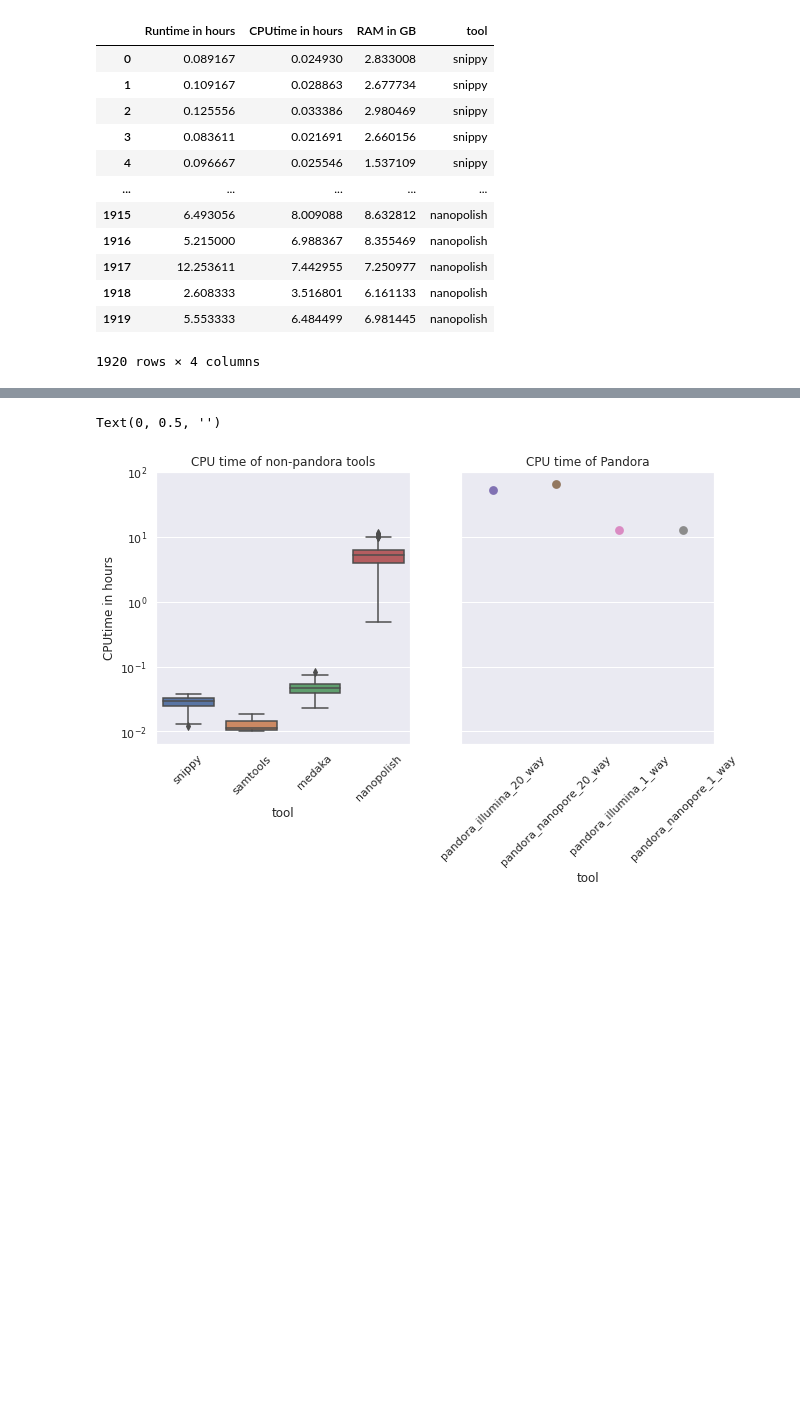
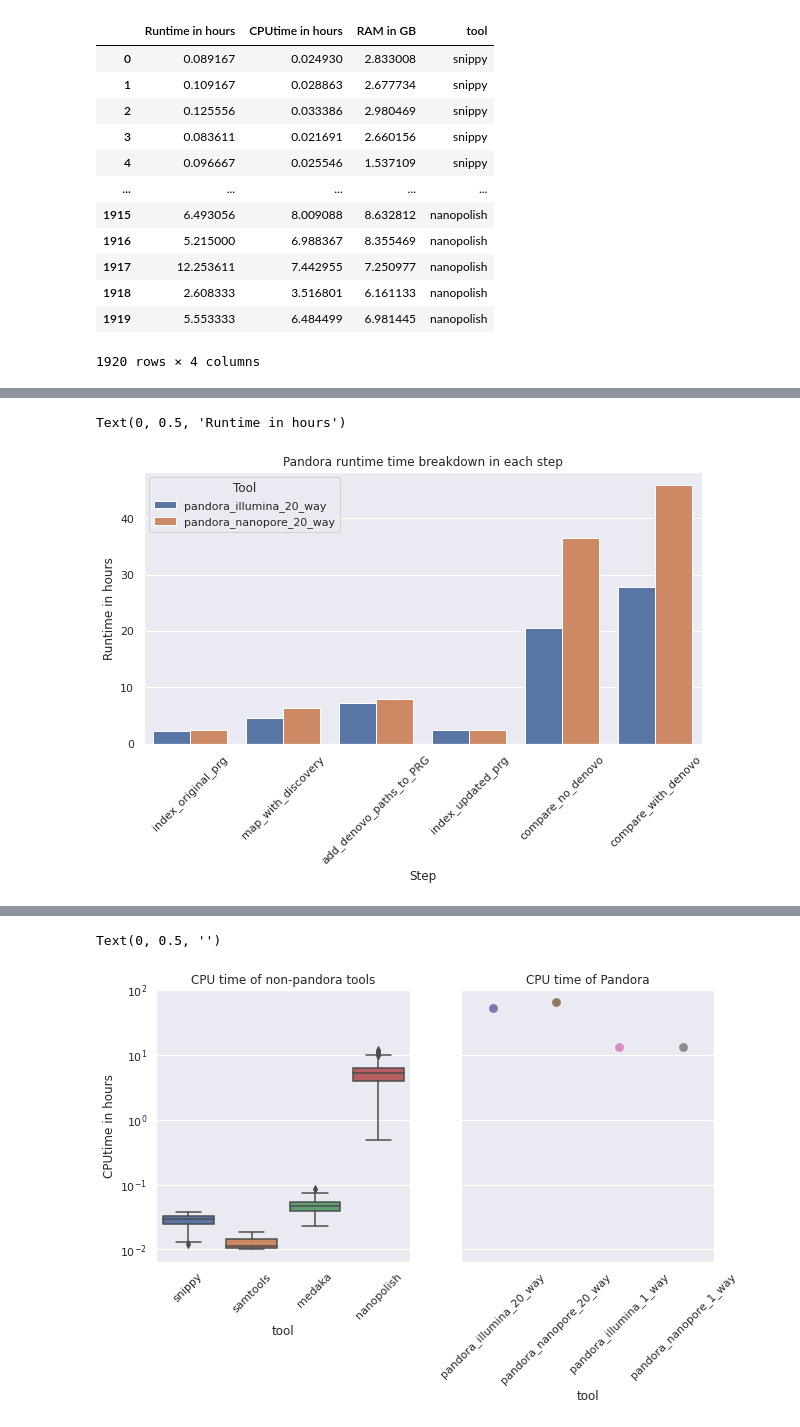
Before and after one commit to leoisl/paper_pandora2020_analyses, a Jupyter notebook: scripts/get_time_and_RAM_usage/get_time_and_RAM_usage.ipynb, the cells around one changed output, grey strips where cells are left out. Drawn from its saved outputs; the diff is of its cells as text; code cells hidden in the pictures; blank space fills up the shorter version.

```diff
--- a/scripts/get_time_and_RAM_usage/get_time_and_RAM_usage.ipynb
+++ b/scripts/get_time_and_RAM_usage/get_time_and_RAM_usage.ipynb
@@ -194,0 +283,72 @@ display(pandora_tool_to_max_RAM_GB)
+# %%
+# plot the breakdown of perceived time
+# WARNING: to simplify, we are saying perceived time == runtime here!
+
+def date_strings_to_time_diff_in_hours(start_date_string, end_date_string):
+    start_date_string = start_date_string[1:-1] # remove the brackets
+    start_date = datetime.datetime.strptime(start_date_string, '%a %b %d %X %Y')
+    end_date_string = end_date_string[1:-1] # remove the brackets
+    end_date = datetime.datetime.strptime(end_date_string, '%a %b %d %X %Y')
+    return (end_date - start_date).total_seconds()/3600
+
+
+
+pandora_illumina_20_way_perceived_time_breakdown = pd.DataFrame(data={
+    "Step": [
+        "index_original_prg",
+        "map_with_discovery",
+        "add_denovo_paths_to_PRG",
+        "index_updated_prg",
+        "compare_no_denovo",
+        "compare_with_denovo",
+    ],
+    "Perceived time in hours": [
+        date_strings_to_time_diff_in_hours("[Sat Oct  3 17:16:33 2020]", "[Sat Oct  3 19:34:26 2020]"),
+        date_strings_to_time_diff_in_hours("[Sat Oct  3 19:34:26 2020]", "[Sun Oct  4 00:03:30 2020]"),
+        date_strings_to_time_diff_in_hours("[Sun Oct  4 00:09:50 2020]", "[Sun Oct  4 07:26:27 2020]"),
+        date_strings_to_time_diff_in_hours("[Sun Oct  4 07:31:47 2020]", "[Sun Oct  4 10:01:34 2020]"),
+        date_strings_to_time_diff_in_hours("[Sun Oct  4 07:32:48 2020]", "[Mon Oct  5 04:09:02 2020]"),
+        date_strings_to_time_diff_in_hours("[Sun Oct  4 10:01:34 2020]", "[Mon Oct  5 13:48:48 2020]"),
+    ],
+    "Tool": ["pandora_illumina_20_way"] * 6
+})
+
+
+pandora_nanopore_20_way_perceived_time_breakdown = pd.DataFrame(data={
+    "Step": [
+        "index_original_prg",
+        "map_with_discovery",
+        "add_denovo_paths_to_PRG",
+        "index_updated_prg",
+        "compare_no_denovo",
+        "compare_with_denovo",
+    ],
+    "Perceived time in hours": [
+        date_strings_to_time_diff_in_hours("[Mon Oct  5 14:03:11 2020]", "[Mon Oct  5 16:31:46 2020]"),
+        date_strings_to_time_diff_in_hours("[Mon Oct  5 16:31:46 2020]", "[Mon Oct  5 22:49:52 2020]"),
+        date_strings_to_time_diff_in_hours("[Mon Oct  5 22:55:48 2020]", "[Tue Oct  6 06:55:08 2020]"),
+        date_strings_to_time_diff_in_hours("[Tue Oct  6 06:59:57 2020]", "[Tue Oct  6 09:24:21 2020]"),
+        date_strings_to_time_diff_in_hours("[Tue Oct  6 07:00:17 2020]", "[Wed Oct  7 19:30:10 2020]"),
+        date_strings_to_time_diff_in_hours("[Tue Oct  6 09:24:21 2020]", "[Thu Oct  8 07:20:12 2020]"),
+    ],
+    "Tool": ["pandora_nanopore_20_way"] * 6
+})
+
+
+pandora_perceived_time_breakdown = pd.concat([
+    pandora_illumina_20_way_perceived_time_breakdown,
+    pandora_nanopore_20_way_perceived_time_breakdown
+])
+
+plot = sns.barplot(
+    data=pandora_perceived_time_breakdown,
+    x="Step",
+    y="Perceived time in hours",
+    hue="Tool",
+)
+plot.set_title("Pandora runtime time breakdown in each step")
+plot.set_xticklabels(plot.get_xticklabels(), rotation=45)
+plot.set_ylabel('Runtime in hours')
+# %% [output]
+Text(0, 0.5, 'Runtime in hours')
+[figure, added]
```
Also changed, not shown: parts of 10 cells of this notebook.
